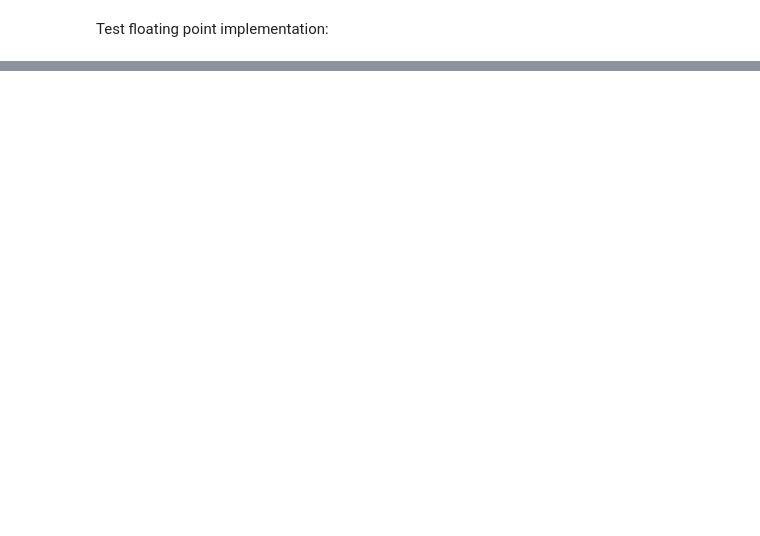
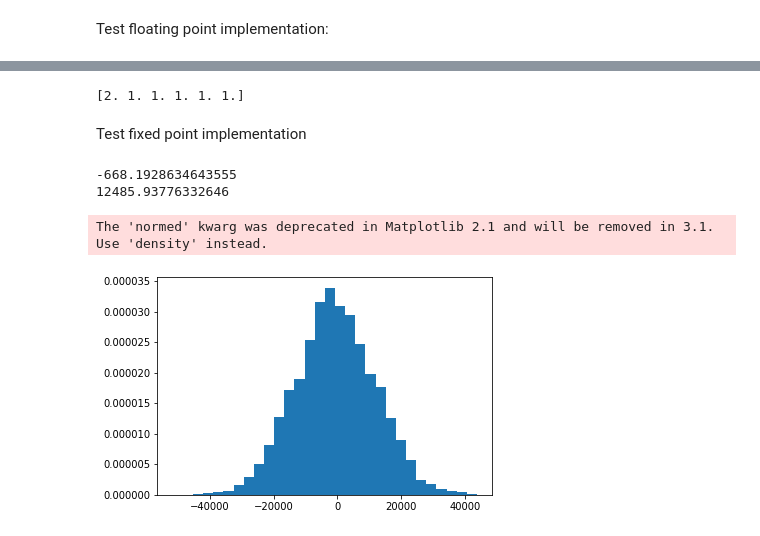
Before and after one commit to Hypotalamus/myBFSK, a Jupyter notebook: CFRU_dev.ipynb, the cells around one changed output, grey strips where cells are left out. Saved outputs shown, nothing was run; the diff lists cells and outputs as text; code cells hidden in the pictures; blank space fills up the shorter version.

Commit message:
Integer implementation of feedforward carrier frequency estimator was added in notebook.

```diff
--- a/CFRU_dev.ipynb
+++ b/CFRU_dev.ipynb
@@ -354,0 +391,62 @@ KeyboardInterrupt:
+# %%
+dBw = 12
+dBw_int = 19
+bw = 16
+compMin = 0
+compMax = 2**(dBw-1)
+randQnt = int(1e5)
+bitsMin = 15
+bitsMax = 20
+errsMax = np.zeros(bitsMax-bitsMin+1)
+for stQnt in range(bitsMin, bitsMax+1):
+    pnts = np.random.choice([1], randQnt) * np.random.randint(compMin, compMax, size=randQnt) + \
+            1j * np.random.choice([1], randQnt) * np.random.randint(compMin, compMax, size=randQnt)
+    anglesRef = (np.round(2**(bw-1) / np.pi * np.angle(pnts))).astype(int)
+    anglesTmp = np.zeros_like(anglesRef)
+    for ind, pnt in enumerate(pnts):
+        tmp = max(abs(pnt.real), abs(pnt.imag))
+        while tmp < 1024:
+            pnt *= 2
+            tmp *= 2
+        pnt *= 2**(dBw_int-dBw)
+        anglesTmp[ind] = (cordic(pnt, stQnt, bw=dBw_int) + (1 << dBw_int-bw-1)) >> (dBw_int-bw)
+    errs = np.abs(anglesRef - anglesTmp)
+    errsMax[stQnt-bitsMin] = np.max(errs)
+
+print(errsMax)
+# %% [output]
+[2. 1. 1. 1. 1. 1.]
+# %% [markdown]
+Test fixed point implementation
+# %%
+dBw = 12
+cordBw = 16
+cordBwInt = 19
+stQnt = 17
+cord = CORDIC(dBw, cordBw, stQnt, cordBwInt)
+ncoBw = 32
+dSc = 12
+impl = ('int', (dSc, ncoBw))
+fest = FEST(delay, frLen, fs, DDCfactor, cord, impl)
+
+dfsEst = np.zeros(Nattempts, dtype=float)
+for ii in range(Nattempts):
+    bits = np.random.randint(2, size=bitsQnt)
+    mod.modulateOut(bits)
+    FSKdata = mod.readAll()
+    FSKdBb = signal.lfilter(inFilt, 1, FSKdata*np.exp(-1j*2*np.pi*fc/fs*np.arange(len(FSKdata))))
+    FSKdBbDs = signal.decimate(FSKdBb, DDCfactor, ftype='fir')
+    FSKdBbDs = np.round(FSKdBbDs * 2**11)
+    fest.reset()
+    fest.loadIntoBuffer(FSKdBbDs)
+    dfEst = fest.estimate()
+    dfsEst[ii] = dfEst
+
+print(np.mean(dfsEst) * fs / 2**32)
+print(np.std(dfsEst * fs / 2**32))
+plt.hist(dfsEst* fs / 2**32, normed=True, bins=30);
+# %% [output]
+-668.1928634643555
+12485.93776332646
+The 'normed' kwarg was deprecated in Matplotlib 2.1 and will be removed in 3.1. Use 'density' instead.
+[figure, added]
```
Also changed, not shown: parts of 10 cells of this notebook.
